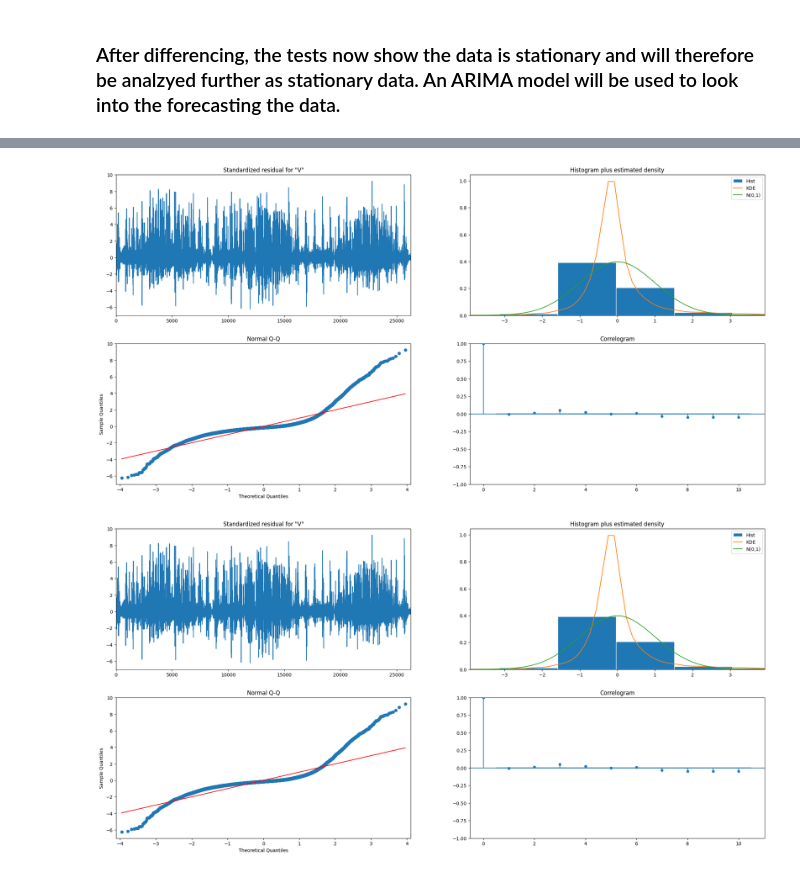
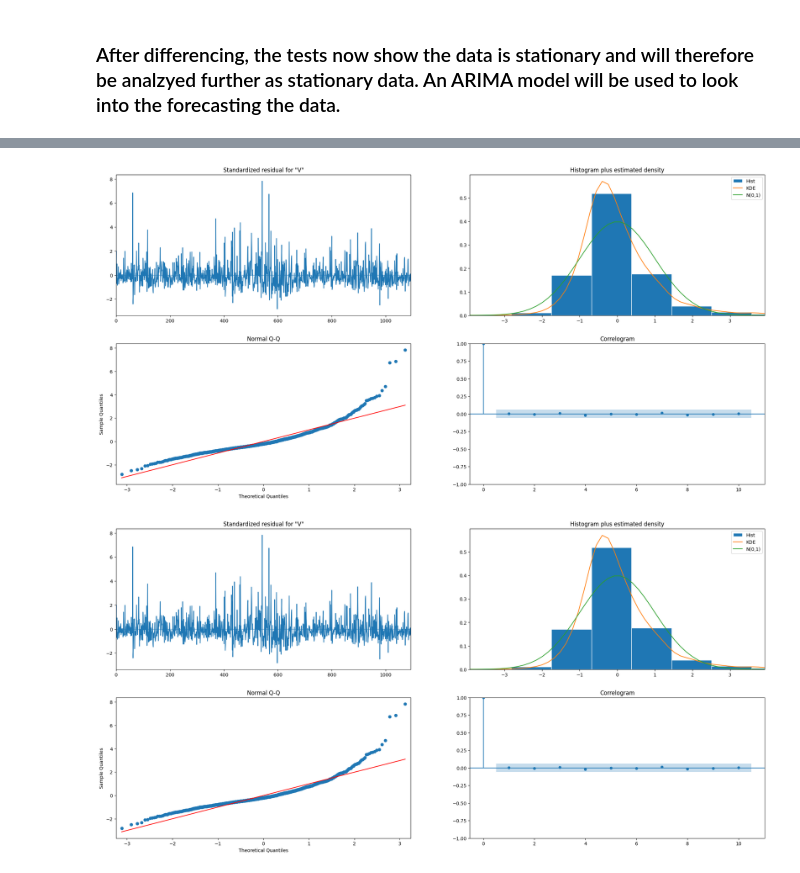
Before and after one commit to earaya1357/Time-Series-Analysis, a Jupyter notebook: TimeSeriesAnalysis.ipynb, the cells around one changed output, grey strips where cells are left out. Cells and saved outputs as stored; diff of their text form; code cells hidden in the pictures.

```diff
--- a/TimeSeriesAnalysis.ipynb
+++ b/TimeSeriesAnalysis.ipynb
@@ -143,7 +146,7 @@ df2016[df2016['month']==1].plot.line(x='StartDate', y='Value (kWh)', figsize=(20
 # %% [markdown]
 ## Forecast
 # %%
-df2 = sorteddf[sorteddf['year'].isin([2017, 2018, 2019])]
+df2 = df[df['year'].isin([2017, 2018, 2019])]
 df2 = df2.sort_values(by='StartDate',ascending=True)
 # %%
 df2.groupby('year').agg('count')
@@ -301,3 +299,8 @@ SARIMAX Results
 | Prob(H) (two-sided): | 0.00 | Kurtosis: | 15.99 |
 Warnings:
 [1] Covariance matrix calculated using the outer product of gradients (complex-step).
+# %%
+df24 = df2.iloc[::24]
+# %%
+df24['Value (kWh) Diff'] = df24['Value (kWh)'] - df24['Value (kWh)'].shift(24)
+df24.dropna().plot(y='Value (kWh) Diff',x='StartDate',figsize=(12, 5))
@@ -303,0 +345,4 @@ Warnings:
+# %%
+from statsmodels.tsa.statespace.varmax import VARMAX
+
+ARIMA_model = ARIMA(df24['Value (kWh)'], order=(24,1,24)).fit()
@@ -304,6 +382,6 @@ Warnings:
 # %%
-ARIMA_model_fit.plot_diagnostics(figsize=(25, 12))
+ARIMA_model.plot_diagnostics(figsize=(25, 12))
 # %% [output]
-[figure, old version]
+[figure, new version]
-[figure, old version]
+[figure, new version]
 # %%
```
Also changed, not shown: parts of 34 cells of this notebook.
